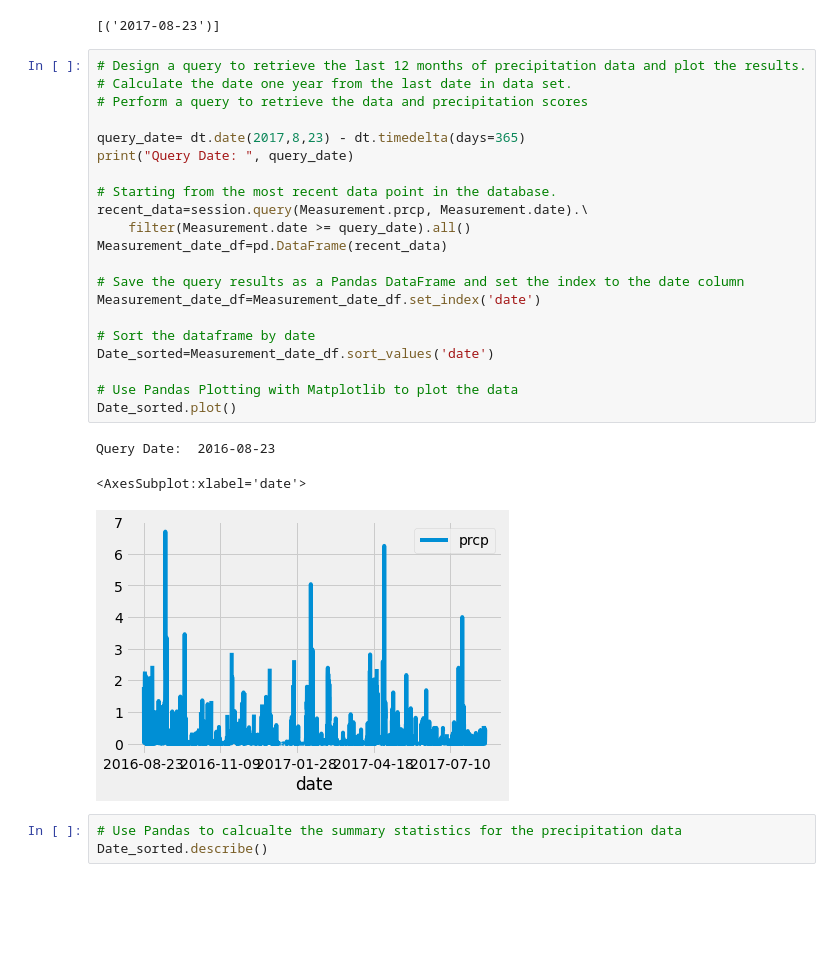
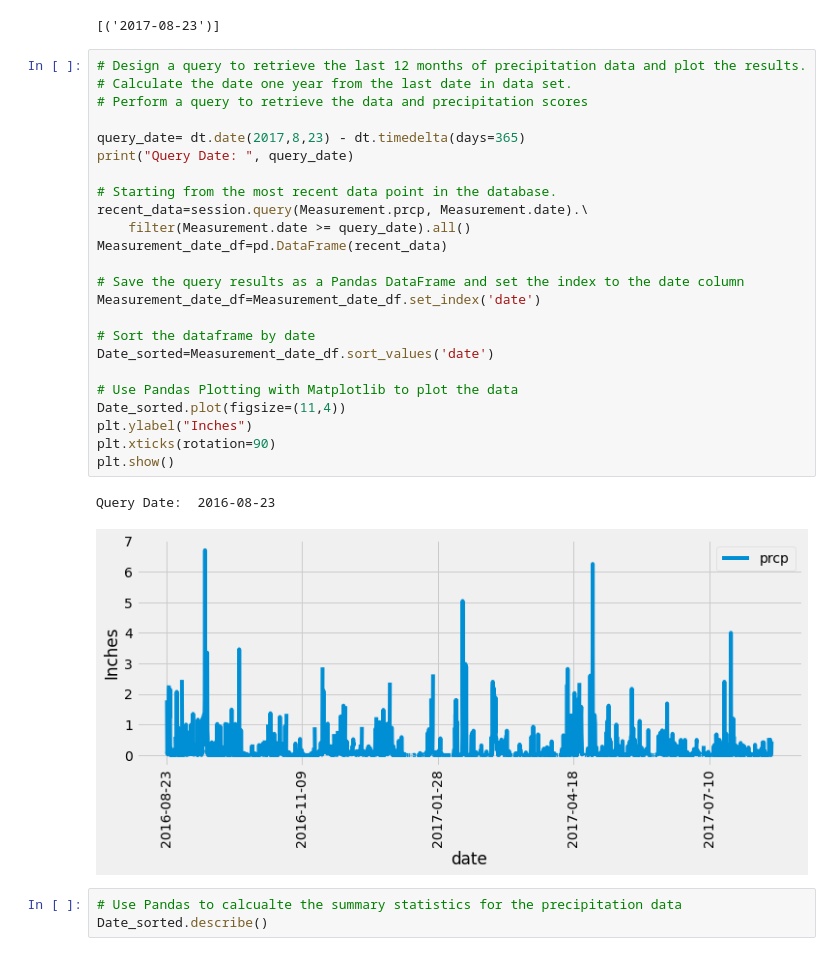
Before and after one commit to AnneNiemiec/sqlalchemy, a Jupyter notebook: ATN Homework/climate_ATN.ipynb, the cells around one changed output. Cells and saved outputs as stored; diff of their text form; blank space fills up the shorter version.

```diff
--- a/ATN Homework/climate_ATN.ipynb
+++ b/ATN Homework/climate_ATN.ipynb
@@ -45,28 +45,30 @@ first_row
 # %%
 # Design a query to retrieve the last 12 months of precipitation data and plot the results.
 # Calculate the date one year from the last date in data set.
 # Perform a query to retrieve the data and precipitation scores
 
 query_date= dt.date(2017,8,23) - dt.timedelta(days=365)
 print("Query Date: ", query_date)
 
 # Starting from the most recent data point in the database.
 recent_data=session.query(Measurement.prcp, Measurement.date).\
     filter(Measurement.date >= query_date).all()
 Measurement_date_df=pd.DataFrame(recent_data)
 
 # Save the query results as a Pandas DataFrame and set the index to the date column
 Measurement_date_df=Measurement_date_df.set_index('date')
 
 # Sort the dataframe by date
 Date_sorted=Measurement_date_df.sort_values('date')
 
 # Use Pandas Plotting with Matplotlib to plot the data
-Date_sorted.plot()
+Date_sorted.plot(figsize=(11,4))
+plt.ylabel("Inches")
+plt.xticks(rotation=90)
+plt.show()
 # %% [output]
 Query Date:  2016-08-23
-<AxesSubplot:xlabel='date'>
-[figure, old version]
+[figure, new version]
 # %%
 # Use Pandas to calcualte the summary statistics for the precipitation data
 Date_sorted.describe()
```
Also changed, not shown: parts of 4 cells of this notebook, 1 other file.
